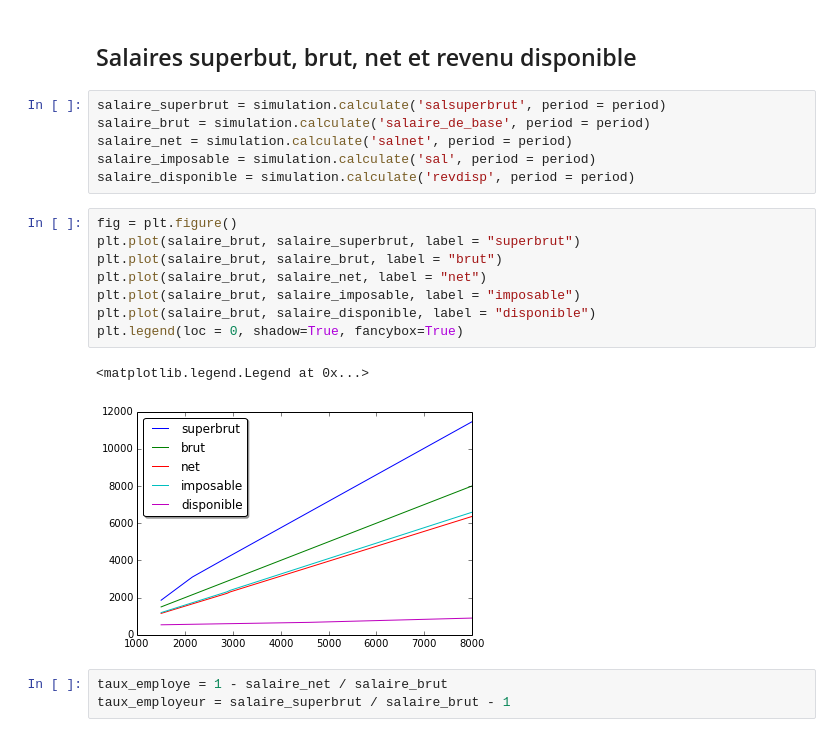
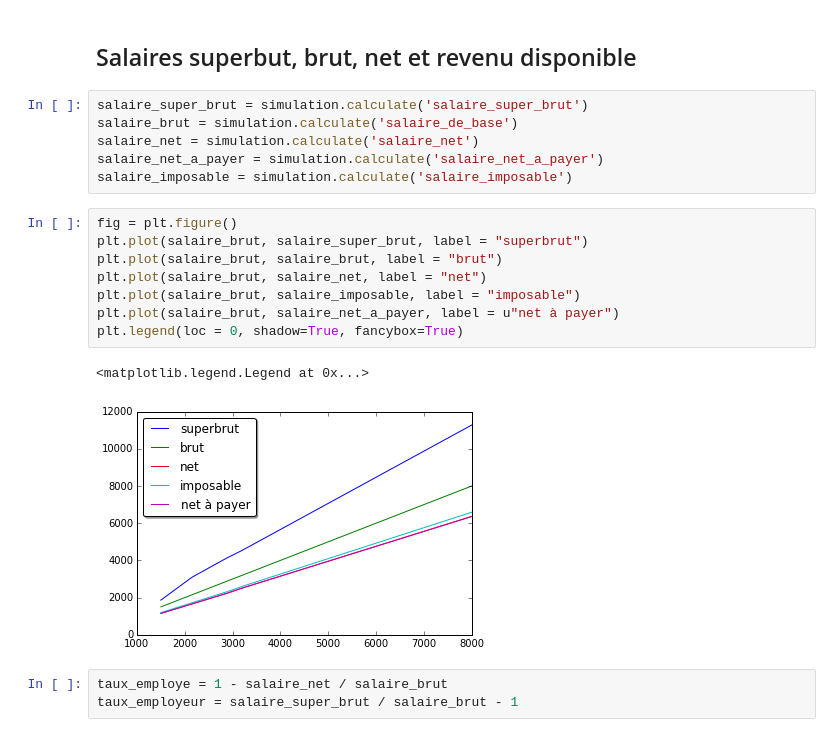
Before and after one commit to openfisca/openfisca-events, a Jupyter notebook: users/benjello/Cotisations sociales.ipynb, the cells around one changed output. Saved outputs shown, nothing was run; the diff lists cells and outputs as text.

```diff
--- a/users/benjello/Cotisations sociales.ipynb
+++ b/users/benjello/Cotisations sociales.ipynb
@@ -38,23 +38,23 @@ simulation = tax_benefit_system.new_scenario().init_single_entity(
 # %% [markdown]
 ## Salaires superbut, brut, net et revenu disponible
 # %%
-salaire_superbrut = simulation.calculate('salsuperbrut', period = period)
-salaire_brut = simulation.calculate('salaire_de_base', period = period)
-salaire_net = simulation.calculate('salnet', period = period)
-salaire_imposable = simulation.calculate('sal', period = period)
-salaire_disponible = simulation.calculate('revdisp', period = period)
+salaire_super_brut = simulation.calculate('salaire_super_brut')
+salaire_brut = simulation.calculate('salaire_de_base')
+salaire_net = simulation.calculate('salaire_net')
+salaire_net_a_payer = simulation.calculate('salaire_net_a_payer')
+salaire_imposable = simulation.calculate('salaire_imposable')
 # %%
 fig = plt.figure()
-plt.plot(salaire_brut, salaire_superbrut, label = "superbrut")
+plt.plot(salaire_brut, salaire_super_brut, label = "superbrut")
 plt.plot(salaire_brut, salaire_brut, label = "brut")
 plt.plot(salaire_brut, salaire_net, label = "net")
 plt.plot(salaire_brut, salaire_imposable, label = "imposable")
-plt.plot(salaire_brut, salaire_disponible, label = "disponible")
+plt.plot(salaire_brut, salaire_net_a_payer, label = u"net à payer")
 plt.legend(loc = 0, shadow=True, fancybox=True)
 # %% [output]
 <matplotlib.legend.Legend at 0x...>
-[figure, old version]
+[figure, new version]
 # %%
 taux_employe = 1 - salaire_net / salaire_brut
-taux_employeur = salaire_superbrut / salaire_brut - 1
+taux_employeur = salaire_super_brut / salaire_brut - 1
 # %%
```
Also changed, not shown: parts of 5 cells of this notebook, 9 other files.
